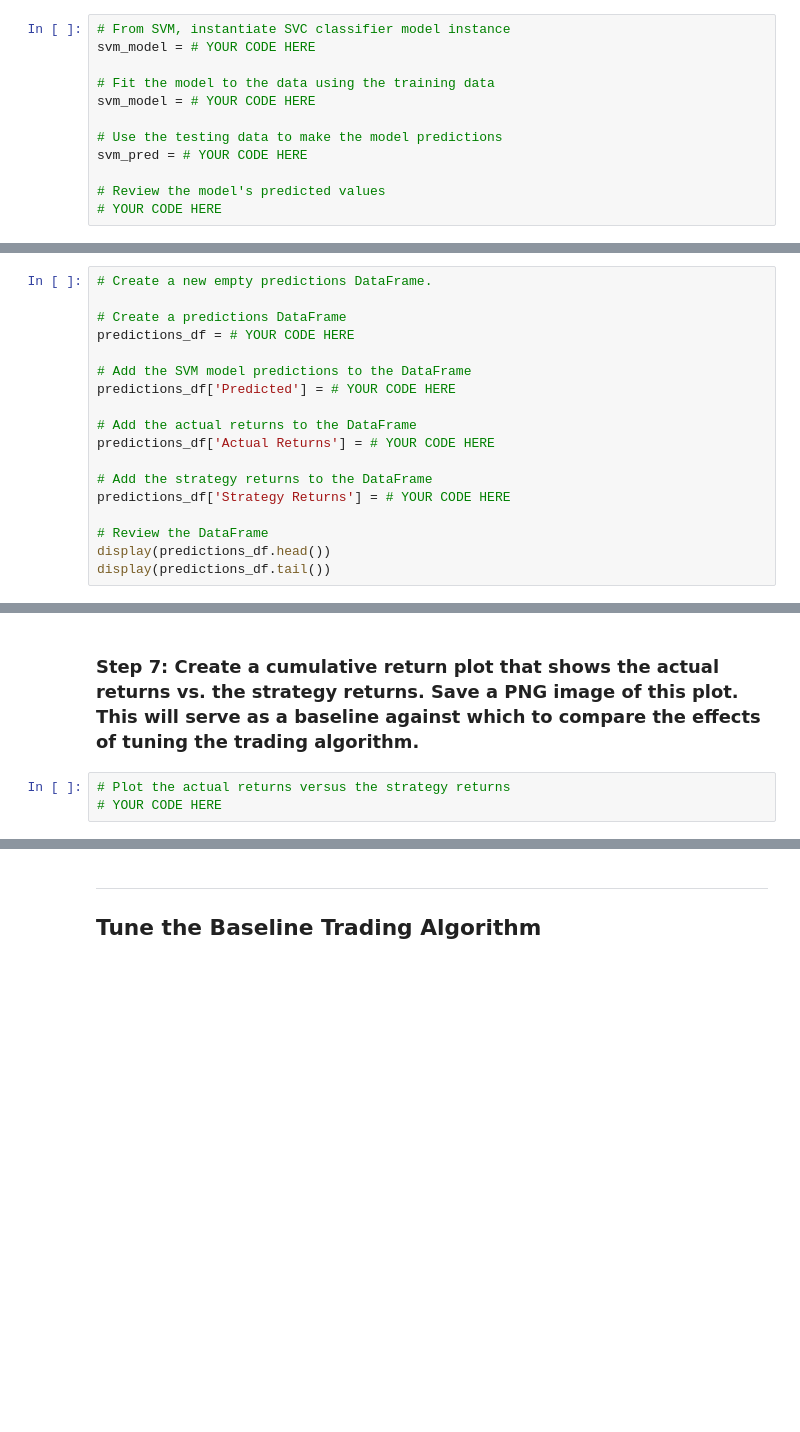
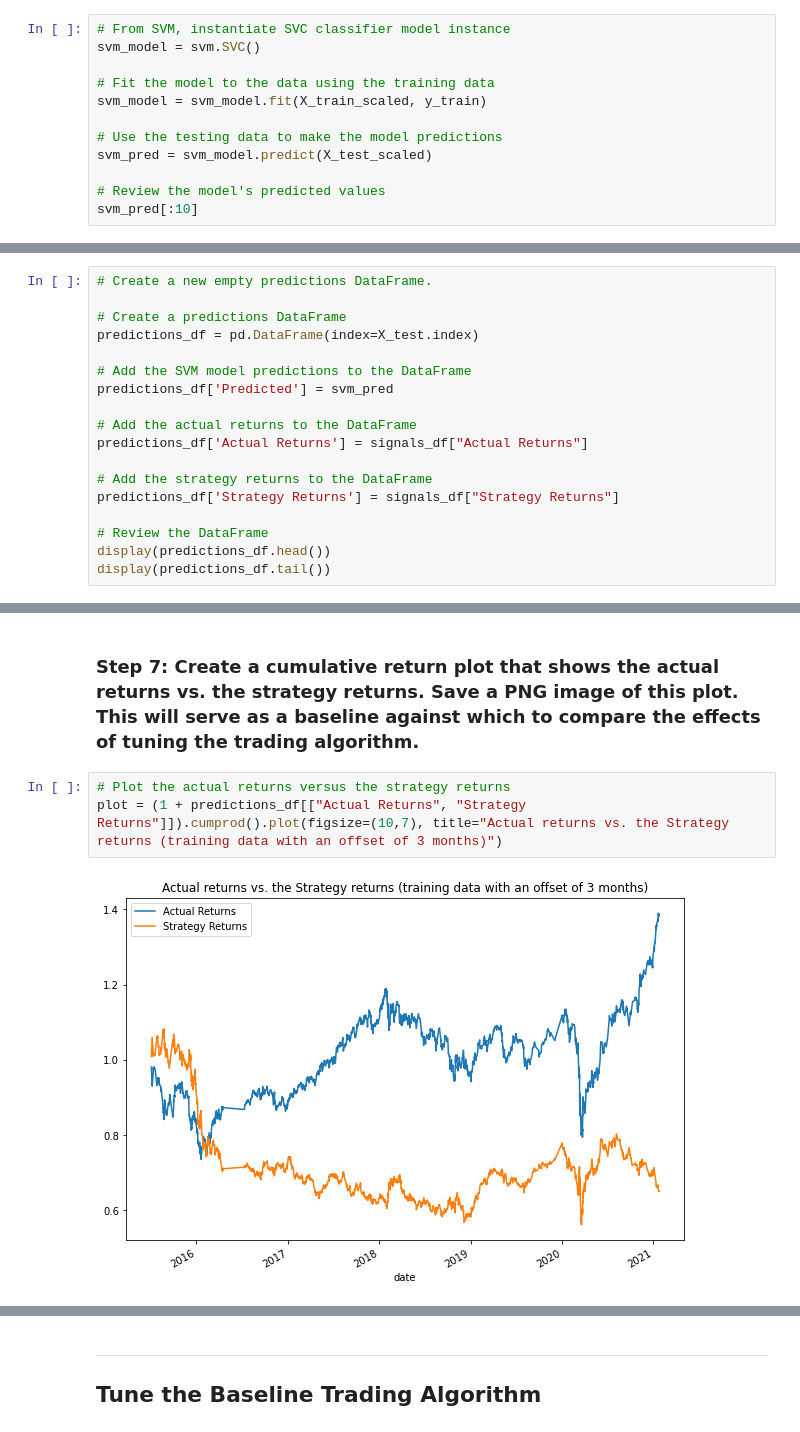
Before and after one commit to VladislavGlupak/Machine-Learning-Trading-Bot, a Jupyter notebook: machine_learning_trading_bot.ipynb, the cells around one changed output, grey strips where cells are left out. Drawn from its saved outputs; the diff is of its cells as text; blank space fills up the shorter version.

```diff
--- a/machine_learning_trading_bot.ipynb
+++ b/machine_learning_trading_bot.ipynb
@@ -206,13 +249,13 @@ X_test_scaled = X_scaler.transform(X_test)
 ### Step 4: Use the `SVC` classifier model from SKLearn's support vector machine (SVM) learning method to fit the training data and make predictions based on the testing data. Review the predictions.
 # %%
 # From SVM, instantiate SVC classifier model instance
-svm_model = # YOUR CODE HERE
+svm_model = svm.SVC()
 
 # Fit the model to the data using the training data
-svm_model = # YOUR CODE HERE
+svm_model = svm_model.fit(X_train_scaled, y_train)
 
 # Use the testing data to make the model predictions
-svm_pred = # YOUR CODE HERE
+svm_pred = svm_model.predict(X_test_scaled)
 
 # Review the model's predicted values
-# YOUR CODE HERE
+svm_pred[:10]
@@ -230,16 +284,16 @@ svm_testing_report = # YOUR CODE HERE
 # Create a new empty predictions DataFrame.
 
 # Create a predictions DataFrame
-predictions_df = # YOUR CODE HERE
+predictions_df = pd.DataFrame(index=X_test.index)
 
 # Add the SVM model predictions to the DataFrame
-predictions_df['Predicted'] = # YOUR CODE HERE
+predictions_df['Predicted'] = svm_pred
 
 # Add the actual returns to the DataFrame
-predictions_df['Actual Returns'] = # YOUR CODE HERE
+predictions_df['Actual Returns'] = signals_df["Actual Returns"]
 
 # Add the strategy returns to the DataFrame
-predictions_df['Strategy Returns'] = # YOUR CODE HERE
+predictions_df['Strategy Returns'] = signals_df["Strategy Returns"]
 
 # Review the DataFrame
 display(predictions_df.head())
@@ -247,5 +316,7 @@ display(predictions_df.tail())
 # %% [markdown]
 ### Step 7: Create a cumulative return plot that shows the actual returns vs. the strategy returns. Save a PNG image of this plot. This will serve as a baseline against which to compare the effects of tuning the trading algorithm.
-# %%
-# Plot the actual returns versus the strategy returns
-# YOUR CODE HERE
+# %%
+# Plot the actual returns versus the strategy returns
+plot = (1 + predictions_df[["Actual Returns", "Strategy Returns"]]).cumprod().plot(figsize=(10,7), title="Actual returns vs. the Strategy returns (training data with an offset of 3 months)")
+# %% [output]
+[figure, added]
```
Also changed, not shown: parts of 33 cells of this notebook, 9 other files.
